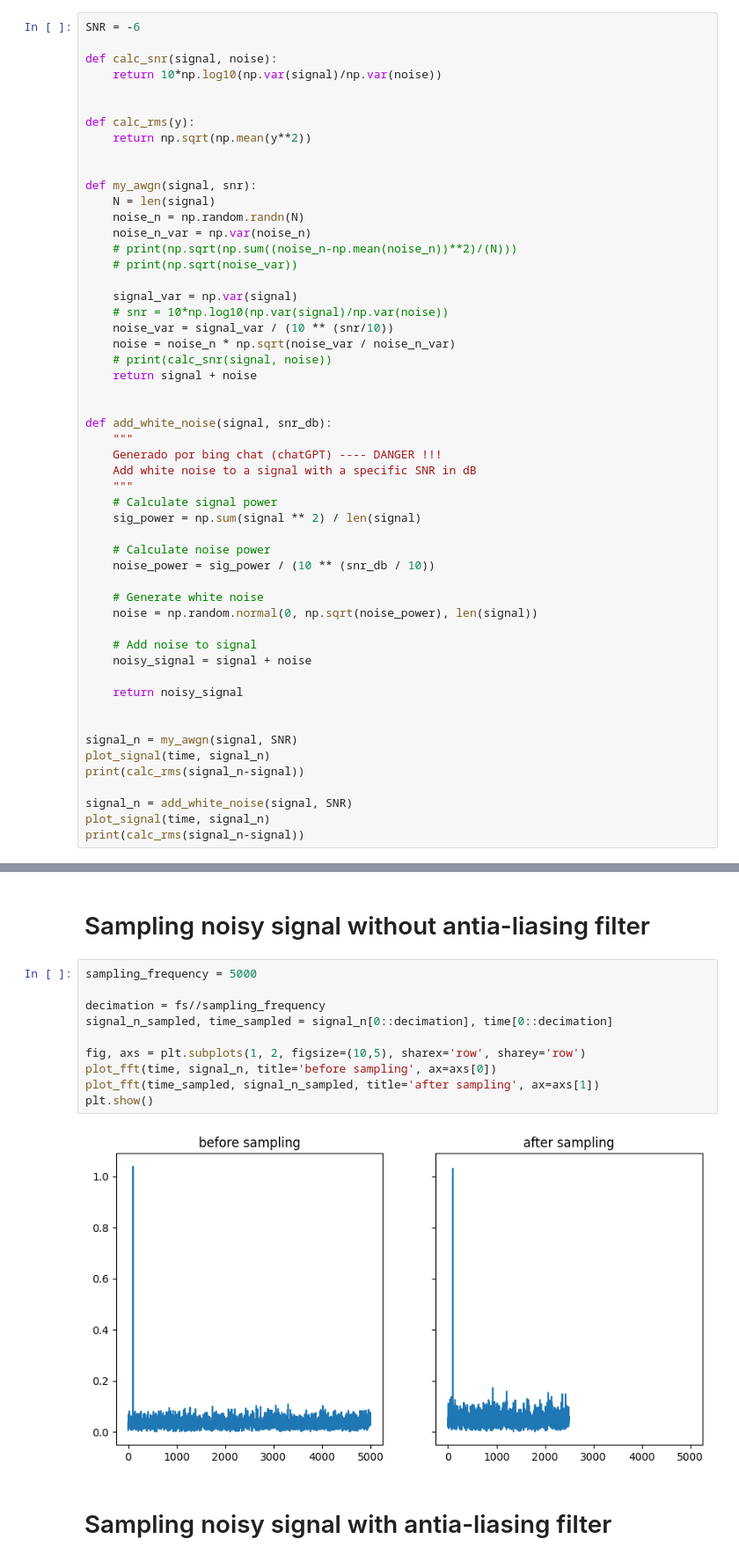
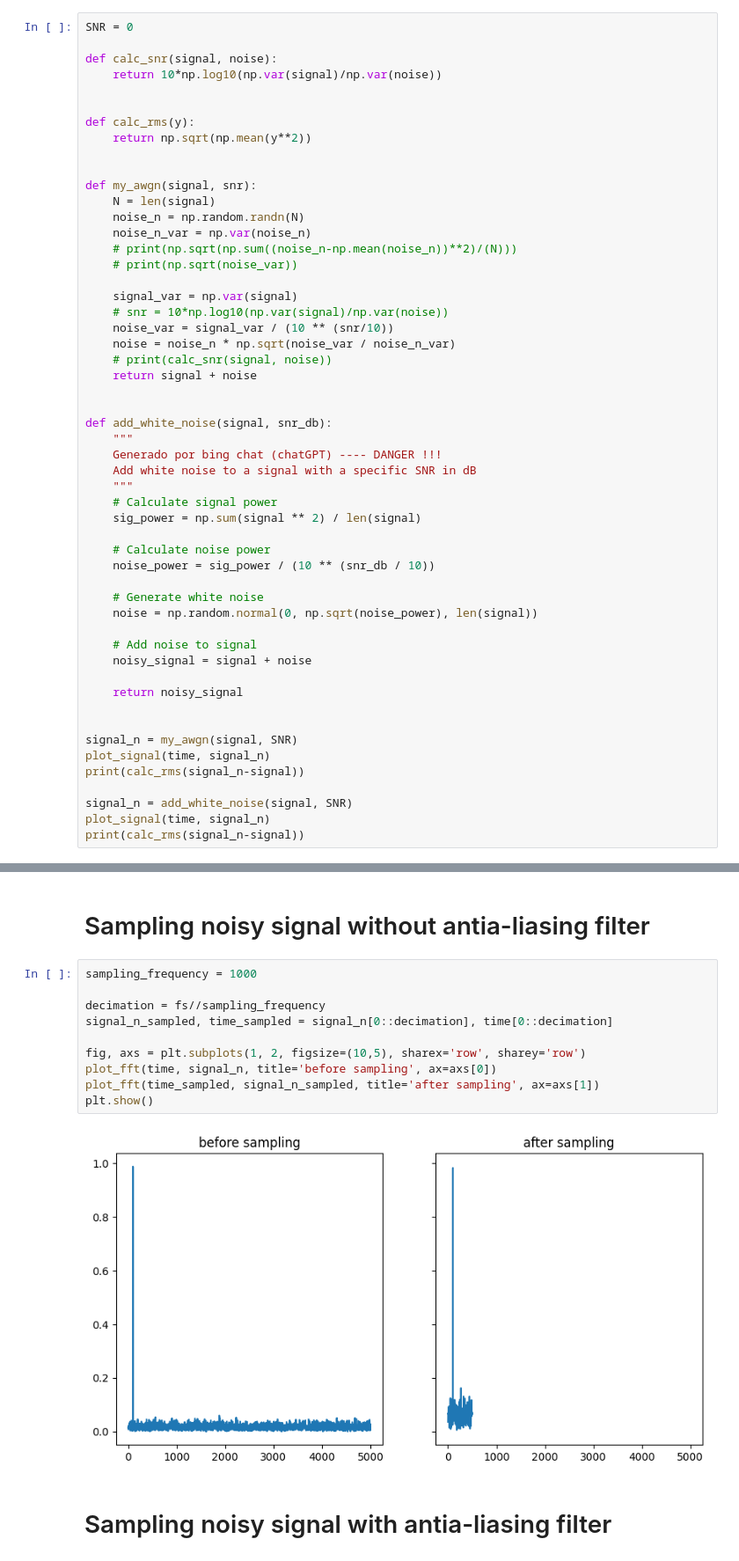
Before and after one commit to carloshernangarrido/control, a Jupyter notebook: 04_typical-stages-in-DSP/Resolution_example/Ej2.ipynb, the cells around one changed output, grey strips where cells are left out. Shown at 88% size. Saved outputs shown, nothing was run; the diff lists cells and outputs as text.

```diff
--- a/04_typical-stages-in-DSP/Resolution_example/Ej2.ipynb
+++ b/04_typical-stages-in-DSP/Resolution_example/Ej2.ipynb
@@ -23,7 +23,7 @@ plot_signal(time, signal)
 # %% [output]
 [figure]
 # %%
-SNR = -6
+SNR = 0
 
 def calc_snr(signal, noise):
     return 10*np.log10(np.var(signal)/np.var(noise))
@@ -109,17 +109,17 @@ plot_fft(time, signal)
 # %% [markdown]
 # Sampling noisy signal without antia-liasing filter
 # %%
-sampling_frequency = 5000
+sampling_frequency = 1000
 
 decimation = fs//sampling_frequency
 signal_n_sampled, time_sampled = signal_n[0::decimation], time[0::decimation]
 
 fig, axs = plt.subplots(1, 2, figsize=(10,5), sharex='row', sharey='row')
 plot_fft(time, signal_n, title='before sampling', ax=axs[0])
 plot_fft(time_sampled, signal_n_sampled, title='after sampling', ax=axs[1])
 plt.show()
 # %% [output]
-[figure, old version]
+[figure, new version]
 # %% [markdown]
 # Sampling noisy signal with antia-liasing filter
 # %%
```
Also changed, not shown: parts of 2 cells of this notebook.
